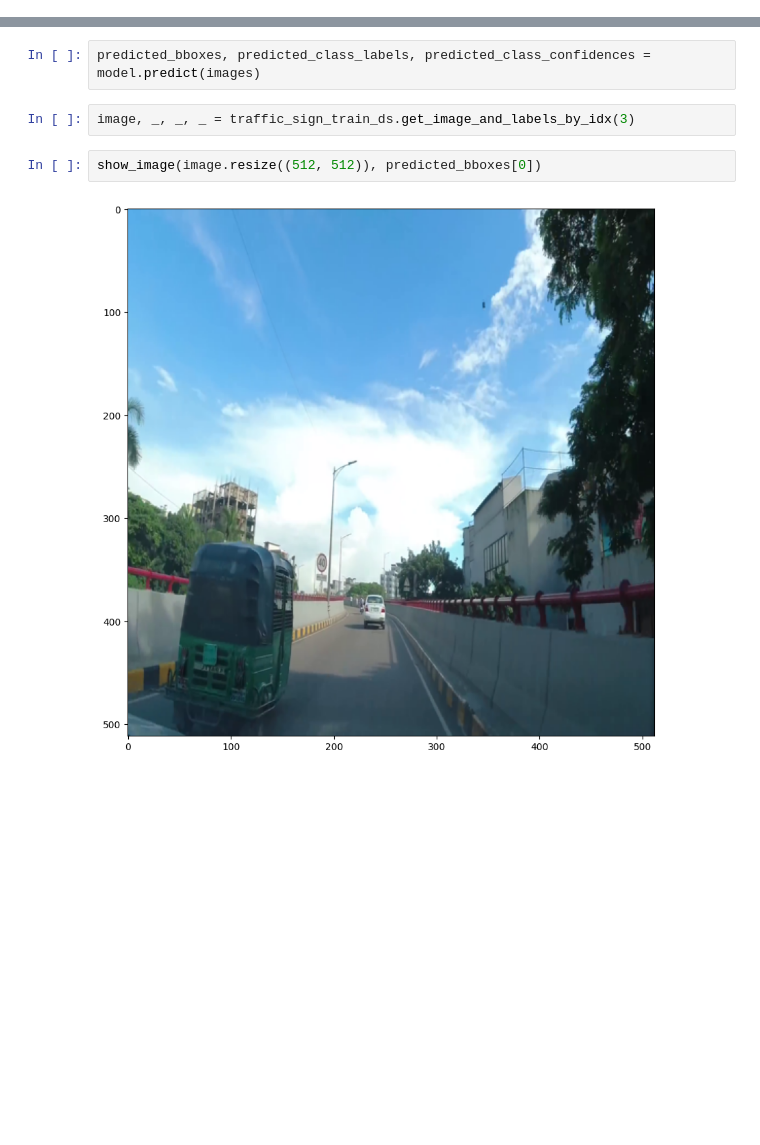
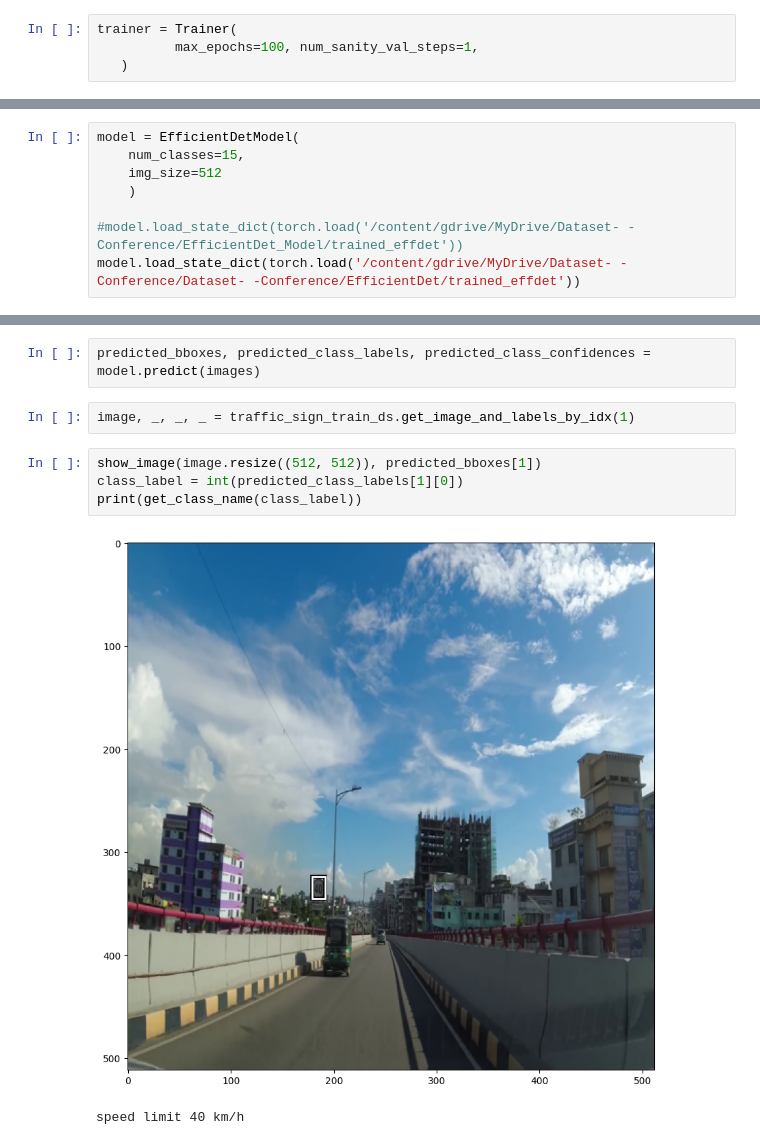
Before and after one commit to Samin-Sadaf7/Image_works, a Jupyter notebook: EfficientDet_traffic_sign_detection.ipynb, the cells around one changed output, grey strips where cells are left out. Saved outputs shown, nothing was run; the diff lists cells and outputs as text; blank space fills up the shorter version.

```diff
--- a/EfficientDet_traffic_sign_detection.ipynb
+++ b/EfficientDet_traffic_sign_detection.ipynb
@@ -759,0 +726,4 @@ INFO:pytorch_lightning.callbacks.model_summary:
+# %%
+trainer = Trainer(
+          max_epochs=100, num_sanity_val_steps=1,
+   )
@@ -783,0 +853,8 @@ WARNING:timm.models._builder:Unexpected keys (bn2.bias, bn2.num_batches_tracked,
+# %%
+model = EfficientDetModel(
+    num_classes=15,
+    img_size=512
+    )
+
+#model.load_state_dict(torch.load('/content/gdrive/MyDrive/Dataset- -Conference/EfficientDet_Model/trained_effdet'))
+model.load_state_dict(torch.load('/content/gdrive/MyDrive/Dataset- -Conference/Dataset- -Conference/EfficientDet/trained_effdet'))
@@ -975,8 +1083,11 @@ images, annotations,targets, image_ids = batch
 # %%
 predicted_bboxes, predicted_class_labels, predicted_class_confidences = model.predict(images)
 # %%
-image, _, _, _ = traffic_sign_train_ds.get_image_and_labels_by_idx(3)
+image, _, _, _ = traffic_sign_train_ds.get_image_and_labels_by_idx(1)
 # %%
-show_image(image.resize((512, 512)), predicted_bboxes[0])
+show_image(image.resize((512, 512)), predicted_bboxes[1])
+class_label = int(predicted_class_labels[1][0])
+print(get_class_name(class_label))
 # %% [output]
-[figure, old version]
+[figure, new version]
+speed limit 40 km/h
```
Also changed, not shown: parts of 23 cells of this notebook.
